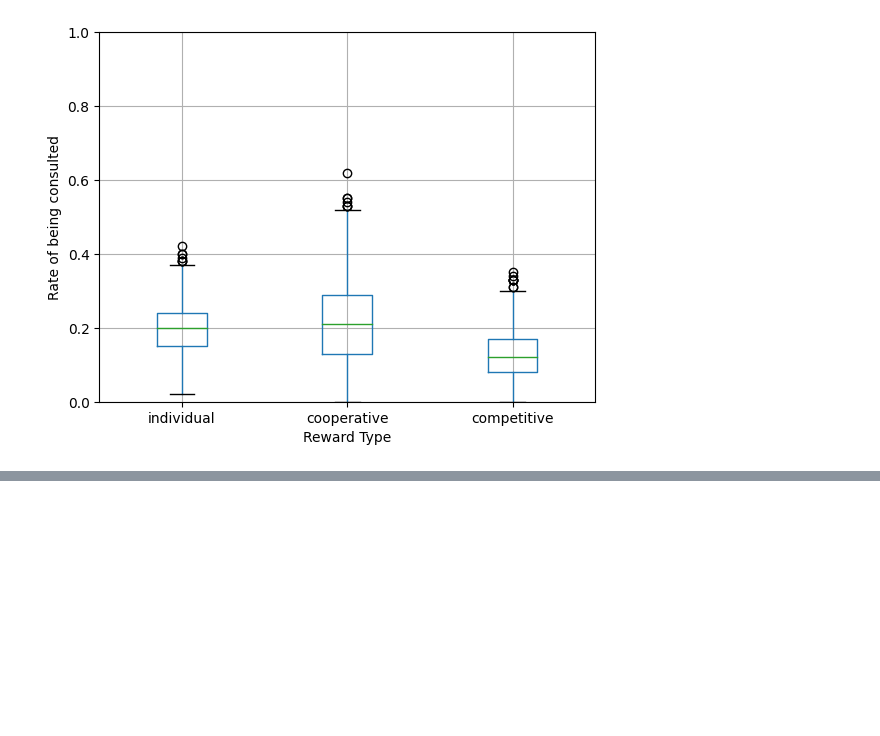
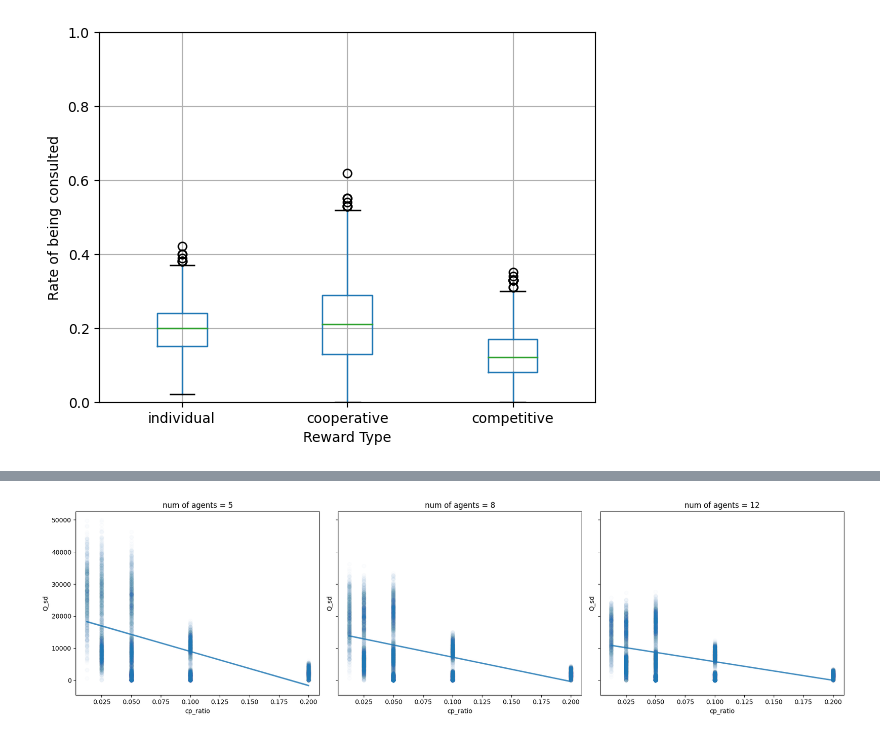
Before and after one commit to alicecwhuang/epistemic-altruism, a Jupyter notebook: data.ipynb, the cells around one changed output, grey strips where cells are left out. Cells and saved outputs as stored; diff of their text form; code cells hidden in the pictures; blank space fills up the shorter version.

```diff
--- a/data.ipynb
+++ b/data.ipynb
@@ -213,6 +190,7 @@ def get_top(row, col):
     return row[col][max_index]  # Return corresponding entry
 # %%
 def success_rates(df, success_col):
+    """success_col: list of columns names containing success data to be compared"""
     success_df = pd.DataFrame()
     avg_col = [c+'_avg' for c in success_col]
     max_col = [c+'_max' for c in success_col]
@@ -450,0 +403,2 @@ ax.set_ylim(0, 1)
+# %%
+df = pd.read_csv('test.csv')
@@ -450,0 +407,11 @@ ax.set_ylim(0, 1)
+# %%
+df['reliability'] = df['reliability'].apply(lambda x: np.round(np.fromstring(x.strip("[]"), sep=" "), 2))
+df['success'] = df['success'].apply(ast.literal_eval)
+
+"""Measure standard deviation in the quantity urns, averaged across agents."""
+"""Higher means stable strategy. 0 means failed to learn."""
+df['Q_sd'] = df['Q_matrix'].apply(lambda arr: np.round(np.std(arr, axis=1), 2).tolist())
+df['Q_sd'] = df['Q_sd'].apply(lambda arr: np.round(np.mean(arr), 2))
+
+df['cp_ratio'] = df['cost'] / df['payoff'] # Cost to payoff ratio
+df['mean_success'] = df['success'].apply(lambda arr: np.round(np.mean(arr), 2)/20000) # Mean success rate
@@ -450,0 +445,13 @@ ax.set_ylim(0, 1)
+# %%
+fig, axes = plt.subplots(1, 3, figsize=(18, 5), sharey=True)
+
+n_values = [5, 8, 12]
+for i, n_val in enumerate(df['n'].unique()):
+    subset = df[df['n'] == n_val]
+    sns.regplot(x='cp_ratio', y='Q_sd', data=subset,
+                scatter_kws={'alpha': 0.01}, line_kws={'alpha': 0.8}, ax=axes[i])
+    axes[i].set_title(f'num of agents = {n_val}')
+
+plt.tight_layout()
+# %% [output]
+[figure, added]
```
Also changed, not shown: parts of 27 cells of this notebook, 1 other file.
